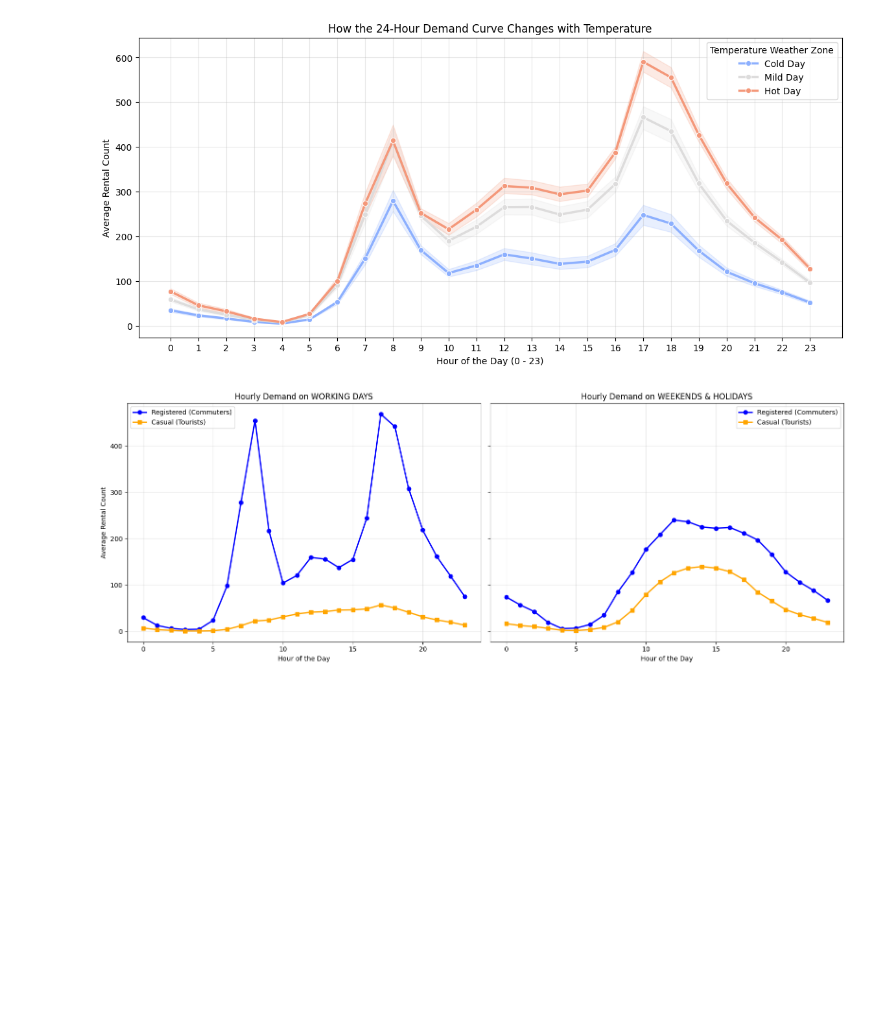
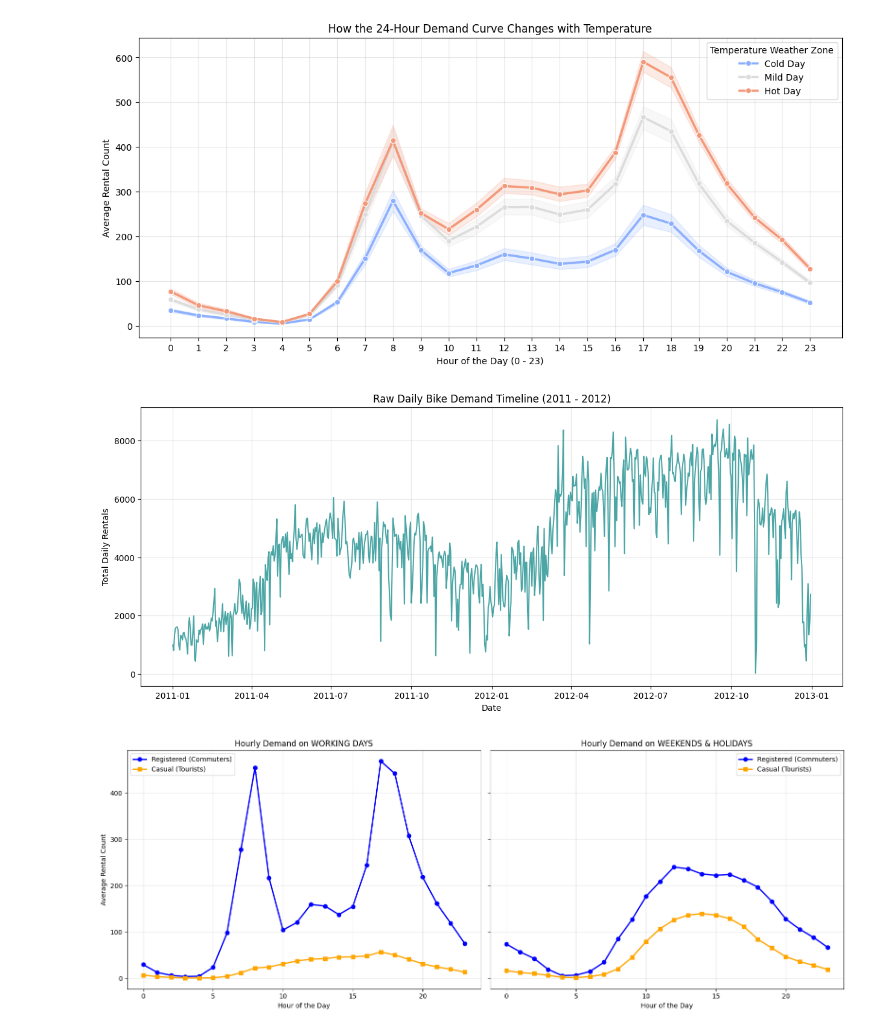
Before and after one commit to boughanmiyoussef/BikeDemand, a Jupyter notebook: notebook/BikeDemand.ipynb, the cells around one changed output. Cells and saved outputs as stored; diff of their text form; code cells hidden in the pictures; blank space fills up the shorter version.

Commit message:
convert dateday to datetime

```diff
--- a/notebook/BikeDemand.ipynb
+++ b/notebook/BikeDemand.ipynb
@@ -286,6 +291,16 @@ plt.legend(title="Temperature Weather Zone")
 plt.show()
 # %% [output]
 [figure]
+# %%
+plt.figure(figsize=(15, 6))
+plt.plot(pd.to_datetime(df_day['dteday']), df_day['cnt'], color='teal', alpha=0.7)
+plt.title('Raw Daily Bike Demand Timeline (2011 - 2012)')
+plt.xlabel('Date')
+plt.ylabel('Total Daily Rentals')
+plt.grid(True, alpha=0.3)
+plt.show()
+# %% [output]
+[figure, added]
 # %%
 fig, axes = plt.subplots(1, 2, figsize=(16, 6), sharey=True)
 # 1. Weekday Hourly Flow (Working Days)
```
Also changed, not shown: parts of 2 cells of this notebook.
